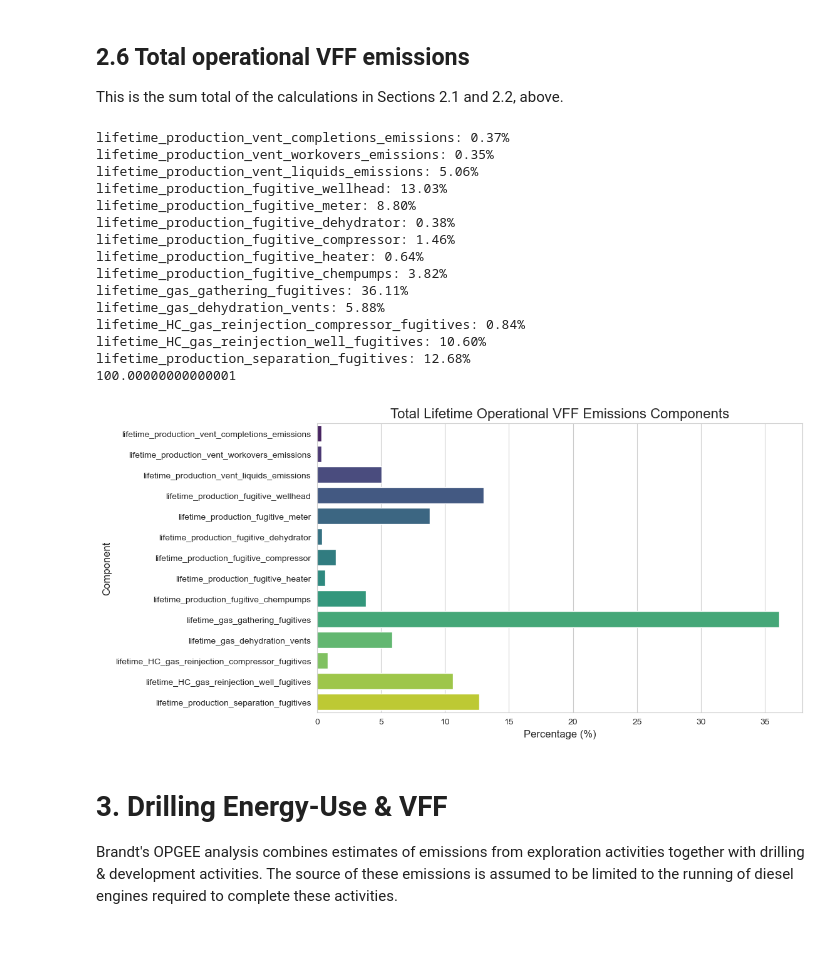
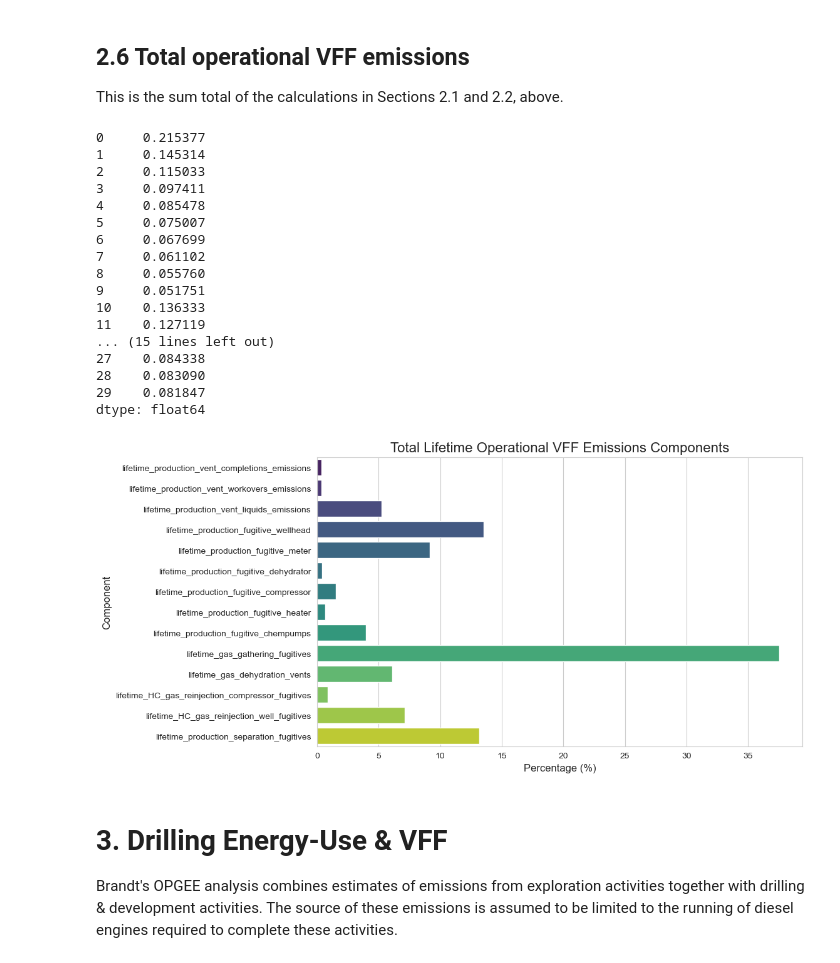
Before and after one commit to tblackfd/Geologic-Hydrogen-LCA-TEA, a Jupyter notebook: BrandtModelReplication_v0_3_RESULTS_REPLICATION.ipynb, the cells around one changed output. Saved outputs shown, nothing was run; the diff lists cells and outputs as text; code cells hidden in the pictures.

Commit message:
Finished replicating Brandt's incorrect handling of fuel gas stream for reinjection compressor. Baseline emissions intensity now replicated to < 0.3% error.

```diff
--- a/BrandtModelReplication_v0_3_RESULTS_REPLICATION.ipynb
+++ b/BrandtModelReplication_v0_3_RESULTS_REPLICATION.ipynb
@@ -2404,6 +2425,13 @@ def calculate_HC_gas_reinjection_compressor_fugitives_FG_DOWNSTREAM_PSA(case, se
     N2_fuel_gas_consumption_reinjection = 0
     H2O_fuel_gas_consumption_reinjection = 0
 
+    # For the purposes of calculating fugitive emissions, Brandt incorrectly assumes the compressor uses a fuel gas stream with composition upstream of the PSA unit. This is not the case, but we will carry this forward to replicate his results.
+
+    H2_fuel_gas_consumption_reinjection_Brandt = calculate_HC_gas_reinjection_compressor_fugitives_FG_UPSTREAM_PSA(case, sensitivity_variables, special_production_profile_df)['H2_fuel_gas_consumption_reinjection']
+    CH4_fuel_gas_consumption_reinjection_Brandt = calculate_HC_gas_reinjection_compressor_fugitives_FG_UPSTREAM_PSA(case, sensitivity_variables, special_production_profile_df)['CH4_fuel_gas_consumption_reinjection']
+    N2_fuel_gas_consumption_reinjection_Brandt = calculate_HC_gas_reinjection_compressor_fugitives_FG_UPSTREAM_PSA(case, sensitivity_variables, special_production_profile_df)['N2_fuel_gas_consumption_reinjection']
+    H2O_fuel_gas_consumption_reinjection_Brandt = calculate_HC_gas_reinjection_compressor_fugitives_FG_UPSTREAM_PSA(case, sensitivity_variables, special_production_profile_df)['H2O_fuel_gas_consumption_reinjection']
+
     number_injection_wells = np.ceil(number_production_wells * 0.25)
     injection_rate_per_well = total_gas_volume_flow_to_reinjection / number_injection_wells * 1000
 
@@ -2417,10 +2445,10 @@ def calculate_HC_gas_reinjection_compressor_fugitives_FG_DOWNSTREAM_PSA(case, se
     HC_gas_reinjection_compressor_fugitives_CH4 = df_HC_gas_reinjection_compressor_loss_rates['HC Gas Reinjection Compressor Loss Rates'].values * GWP_CH4 * CH4_to_reinjection
     HC_gas_reinjection_compressor_fugitives_H2 = df_HC_gas_reinjection_compressor_loss_rates['HC Gas Reinjection Compressor Loss Rates'].values * GWP_H2 * H2_to_reinjection
 
-    CH4_to_reservoir = CH4_to_reinjection - df_HC_gas_reinjection_compressor_loss_rates['HC Gas Reinjection Compressor Loss Rates'].values * CH4_to_reinjection - CH4_fuel_gas_consumption_reinjection
-    H2_to_reservoir = H2_to_reinjection - df_HC_gas_reinjection_compressor_loss_rates['HC Gas Reinjection Compressor Loss Rates'].values * H2_to_reinjection - H2_fuel_gas_consumption_reinjection
-    N2_to_reservoir = N2_to_reinjection - df_HC_gas_reinjection_compressor_loss_rates['HC Gas Reinjection Compressor Loss Rates'].values * N2_to_reinjection - N2_fuel_gas_consumption_reinjection
-    H2O_to_reservoir = H2O_to_reinjection - df_HC_gas_reinjection_compressor_loss_rates['HC Gas Reinjection Compressor Loss Rates'].values * H2O_to_reinjection - H2O_fuel_gas_consumption_reinjection
+    CH4_to_reservoir = CH4_to_reinjection - df_HC_gas_reinjection_compressor_loss_rates['HC Gas Reinjection Compressor Loss Rates'].values * CH4_to_reinjection - CH4_fuel_gas_consumption_reinjection_Brandt
+    H2_to_reservoir = H2_to_reinjection - df_HC_gas_reinjection_compressor_loss_rates['HC Gas Reinjection Compressor Loss Rates'].values * H2_to_reinjection - H2_fuel_gas_consumption_reinjection_Brandt
+    N2_to_reservoir = N2_to_reinjection - df_HC_gas_reinjection_compressor_loss_rates['HC Gas Reinjection Compressor Loss Rates'].values * N2_to_reinjection - N2_fuel_gas_consumption_reinjection_Brandt
+    H2O_to_reservoir = H2O_to_reinjection - df_HC_gas_reinjection_compressor_loss_rates['HC Gas Reinjection Compressor Loss Rates'].values * H2O_to_reinjection - H2O_fuel_gas_consumption_reinjection_Brandt
     total_mass_flow_to_reservoir = CH4_to_reservoir + H2_to_reservoir + N2_to_reservoir + H2O_to_reservoir
 
     HC_gas_reinjection_compressor_fugitives = HC_gas_reinjection_compressor_fugitives_CH4 + HC_gas_reinjection_compressor_fugitives_H2
@@ -2580,7 +2608,6 @@ def calculate_HC_gas_reinjection_well_fugitives(case, sensitivity_variables=None
 
     HC_gas_reinjection_well_loss_rates = calculate_emissions_factors('Well', case, sensitivity_variables,injection_well_flow_rate=injection_rate_per_well,special_production_profile_df=local_production_profile_df)['loss_rates_df']['Loss Rate'] #
 
-
     # Create the DataFrame
     df_HC_gas_reinjection_well_loss_rates = pd.DataFrame({
         'Year': range(1, len(HC_gas_reinjection_well_loss_rates) + 1),
@@ -2597,10 +2624,11 @@ def calculate_HC_gas_reinjection_well_fugitives(case, sensitivity_variables=None
     return {
         'case': case,
         'HC_gas_reinjection_well_fugitives': HC_gas_reinjection_well_fugitives,
+        'CH4_to_reservoir': CH4_to_reservoir,
 
     }
 
 
-# # Test usage
-# HC_gas_reinjection_well_fugitives_info = calculate_HC_gas_reinjection_well_fugitives('Baseline')
-# print(f"Case: {HC_gas_reinjection_well_fugitives_info['case']}, HC Gas Reinjection Well Fugitives: {HC_gas_reinjection_well_fugitives_info['HC_gas_reinjection_well_fugitives']}")
+# Test usage
+HC_gas_reinjection_well_fugitives_info = calculate_HC_gas_reinjection_well_fugitives('Baseline')
+print(f"Case: {HC_gas_reinjection_well_fugitives_info['case']}, HC Gas Reinjection Well Fugitives: {HC_gas_reinjection_well_fugitives_info['CH4_to_reservoir']}")
@@ -2870,56 +2916,61 @@ def calculate_total_operational_VFF_emissions(case, sensitivity_variables=None,
         'production_separation_fugitives': production_separation_fugitives,
         'total_lifetime_operational_VFF_emissions': total_lifetime_operational_VFF_emissions,  # kgCO2e/lifetime
         'total_lifetime_operational_VFF_emissions_component_percentages': total_lifetime_operational_VFF_emissions_component_percentages  # Percentage contributions of each component
     }
 
-# Example usage
-percentages = calculate_total_operational_VFF_emissions('Baseline')['total_lifetime_operational_VFF_emissions_component_percentages']
-total = []
-for component, percentage in percentages.items():
-    print(f'{component}: {percentage:.2f}%')
-    total = total + [percentage]
+checks = calculate_total_operational_VFF_emissions('Baseline')['HC_gas_reinjection_well_fugitives']
+print(checks)
 
-print(sum(total))
+# # Example usage
+# percentages = calculate_total_operational_VFF_emissions('Baseline')['total_lifetime_operational_VFF_emissions_component_percentages']
+# total = []
+# for component, percentage in percentages.items():
+#     print(f'{component}: {percentage:.2f}%')
+#     total = total + [percentage]
+
+# print(sum(total))
 
 #Plot the total lifetime operational VFF emissions components for the baseline case:
 
 def plot_total_lifetime_operational_VFF_emissions_component_percentages(case):
     # Calculate the total lifetime operational VFF emissions components
     total_lifetime_operational_VFF_emissions_component_percentages = calculate_total_operational_VFF_emissions(case)['total_lifetime_operational_VFF_emissions_component_percentages']
 
     # Create a DataFrame for the components
     df_total_lifetime_operational_VFF_emissions_component_percentages = pd.DataFrame({
         'Component': list(total_lifetime_operational_VFF_emissions_component_percentages.keys()),
         'Percentage': list(total_lifetime_operational_VFF_emissions_component_percentages.values())
     })
 
     # Plot the components
     fig, ax = plt.subplots(figsize=(10, 6))
     sns.barplot(x='Percentage', y='Component', data=df_total_lifetime_operational_VFF_emissions_component_percentages, palette='viridis')
     ax.set_title('Total Lifetime Operational VFF Emissions Components', fontsize=16)
     ax.set_xlabel('Percentage (%)', fontsize=12)
     ax.set_ylabel('Component', fontsize=12)
     plt.show()
 
 # # Example usage
 plot_total_lifetime_operational_VFF_emissions_component_percentages('Baseline')
 # %% [output]
-lifetime_production_vent_completions_emissions: 0.37%
-lifetime_production_vent_workovers_emissions: 0.35%
-lifetime_production_vent_liquids_emissions: 5.06%
-lifetime_production_fugitive_wellhead: 13.03%
-lifetime_production_fugitive_meter: 8.80%
-lifetime_production_fugitive_dehydrator: 0.38%
-lifetime_production_fugitive_compressor: 1.46%
-lifetime_production_fugitive_heater: 0.64%
-lifetime_production_fugitive_chempumps: 3.82%
-lifetime_gas_gathering_fugitives: 36.11%
-lifetime_gas_dehydration_vents: 5.88%
-lifetime_HC_gas_reinjection_compressor_fugitives: 0.84%
-lifetime_HC_gas_reinjection_well_fugitives: 10.60%
-lifetime_production_separation_fugitives: 12.68%
-100.00000000000001
+0     0.215377
+1     0.145314
+2     0.115033
+3     0.097411
+4     0.085478
+5     0.075007
+6     0.067699
+7     0.061102
+8     0.055760
+9     0.051751
+10    0.136333
+11    0.127119
+... (15 lines left out)
+27    0.084338
+28    0.083090
+29    0.081847
+dtype: float64
-[figure, old version]
+[figure, new version]
 # %%
 # # Create two categories for the fugitive emissions: varying with production and constant with production
 # 1. Fugitive emissions calculated with factors that vary with varying production are:
```
Also changed, not shown: parts of 34 cells of this notebook.
